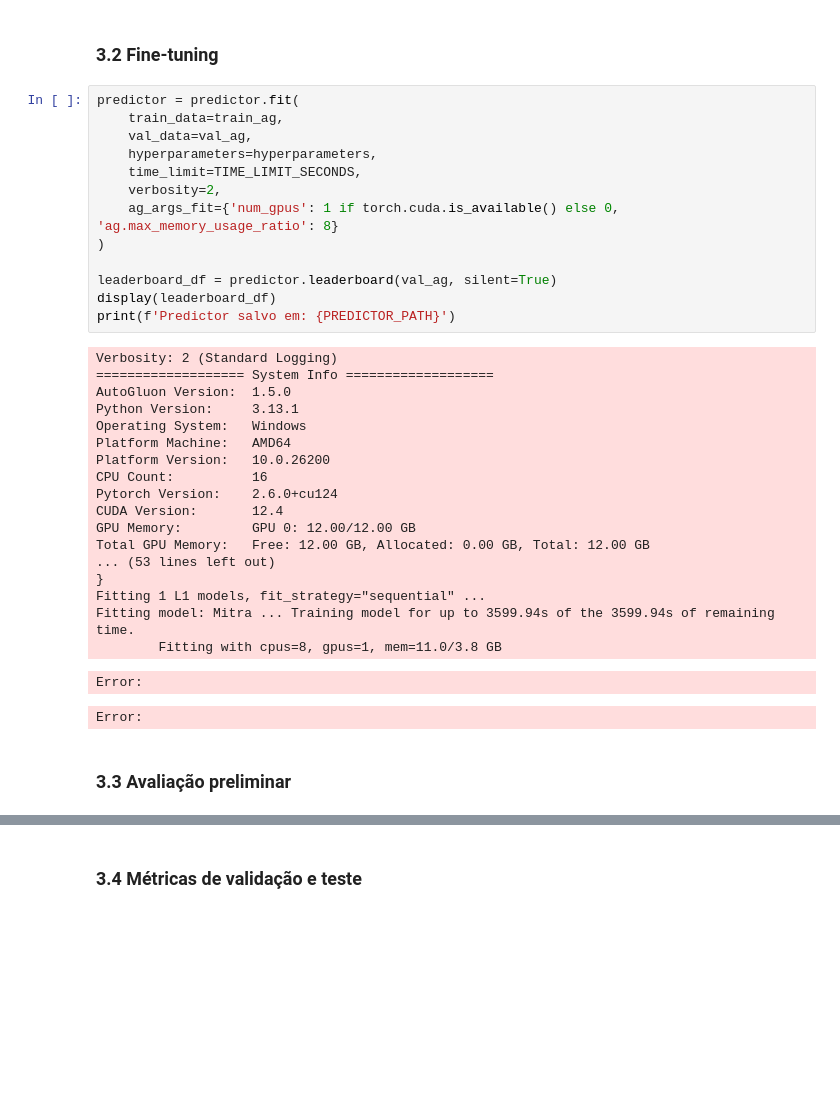
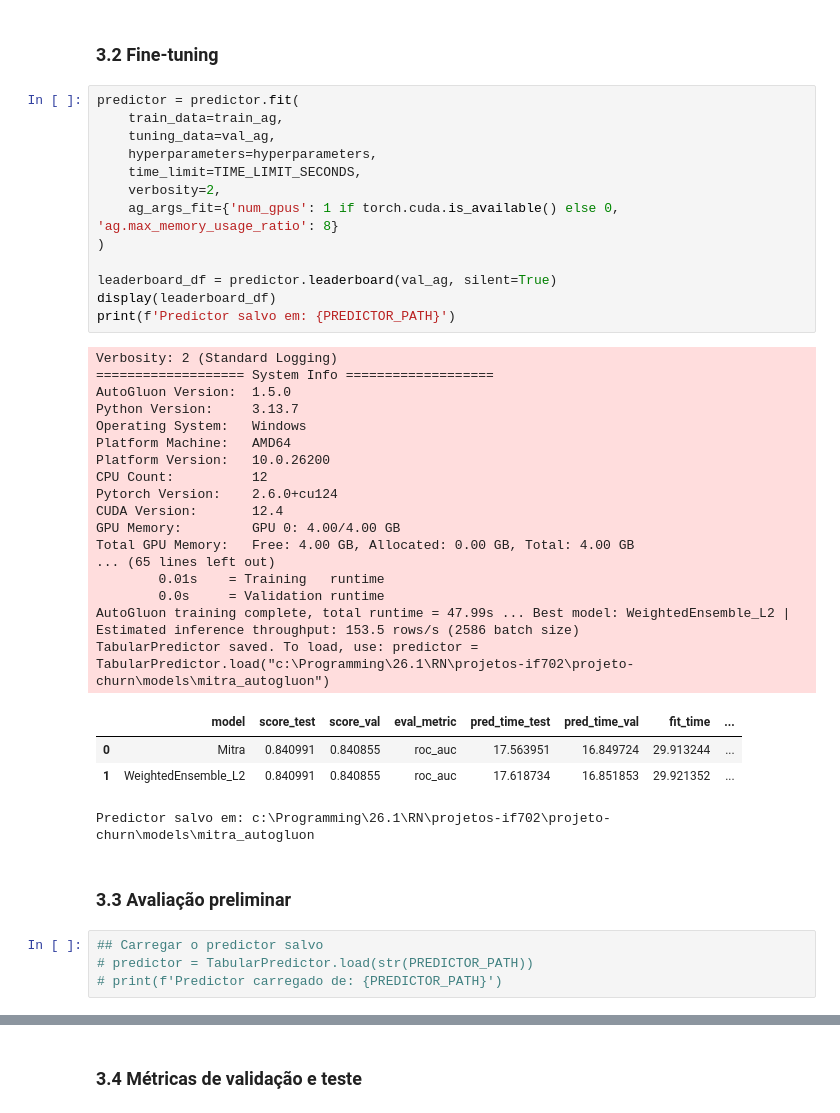
Before and after one commit to thomazcabral/projetos-if702, a Jupyter notebook: projeto-churn/6_Mitra.ipynb, the cells around one changed output, grey strips where cells are left out. Saved outputs shown, nothing was run; the diff lists cells and outputs as text; blank space fills up the shorter version.

Commit message:
feat: update mitra nb and add results with plots

```diff
--- a/projeto-churn/6_Mitra.ipynb
+++ b/projeto-churn/6_Mitra.ipynb
@@ -217,38 +216,44 @@ hyperparameters = {
 # %%
 predictor = predictor.fit(
     train_data=train_ag,
-    val_data=val_ag,
+    tuning_data=val_ag,
     hyperparameters=hyperparameters,
     time_limit=TIME_LIMIT_SECONDS,
     verbosity=2,
     ag_args_fit={'num_gpus': 1 if torch.cuda.is_available() else 0, 'ag.max_memory_usage_ratio': 8}
 )
 
 leaderboard_df = predictor.leaderboard(val_ag, silent=True)
 display(leaderboard_df)
 print(f'Predictor salvo em: {PREDICTOR_PATH}')
 # %% [output]
 Verbosity: 2 (Standard Logging)
 =================== System Info ===================
 AutoGluon Version:  1.5.0
-Python Version:     3.13.1
+Python Version:     3.13.7
 Operating System:   Windows
 Platform Machine:   AMD64
 Platform Version:   10.0.26200
-CPU Count:          16
+CPU Count:          12
 Pytorch Version:    2.6.0+cu124
 CUDA Version:       12.4
-GPU Memory:         GPU 0: 12.00/12.00 GB
-Total GPU Memory:   Free: 12.00 GB, Allocated: 0.00 GB, Total: 12.00 GB
-... (53 lines left out)
-}
-Fitting 1 L1 models, fit_strategy="sequential" ...
-Fitting model: Mitra ... Training model for up to 3599.94s of the 3599.94s of remaining time.
-        Fitting with cpus=8, gpus=1, mem=11.0/3.8 GB
+GPU Memory:         GPU 0: 4.00/4.00 GB
+Total GPU Memory:   Free: 4.00 GB, Allocated: 0.00 GB, Total: 4.00 GB
+... (65 lines left out)
+        0.01s    = Training   runtime
+        0.0s     = Validation runtime
+AutoGluon training complete, total runtime = 47.99s ... Best model: WeightedEnsemble_L2 | Estimated inference throughput: 153.5 rows/s (2586 batch size)
+TabularPredictor saved. To load, use: predictor = TabularPredictor.load("c:\Programming\26.1\RN\projetos-if702\projeto-churn\models\mitra_autogluon")
+|  | model | score_test | score_val | eval_metric | pred_time_test | pred_time_val | fit_time | ... |
+| 0 | Mitra | 0.840991 | 0.840855 | roc_auc | 17.563951 | 16.849724 | 29.913244 | ... |
+| 1 | WeightedEnsemble_L2 | 0.840991 | 0.840855 | roc_auc | 17.618734 | 16.851853 | 29.921352 | ... |
-Error:
+Predictor salvo em: c:\Programming\26.1\RN\projetos-if702\projeto-churn\models\mitra_autogluon
-Error:
 # %% [markdown]
 ### 3.3 Avaliação preliminar
+# %%
+## Carregar o predictor salvo
+# predictor = TabularPredictor.load(str(PREDICTOR_PATH))
+# print(f'Predictor carregado de: {PREDICTOR_PATH}')
 # %%
 val_metrics, val_preds, val_scores = evaluate_model(
     predictor,
```
Also changed, not shown: parts of 32 cells of this notebook, 4 other files.
